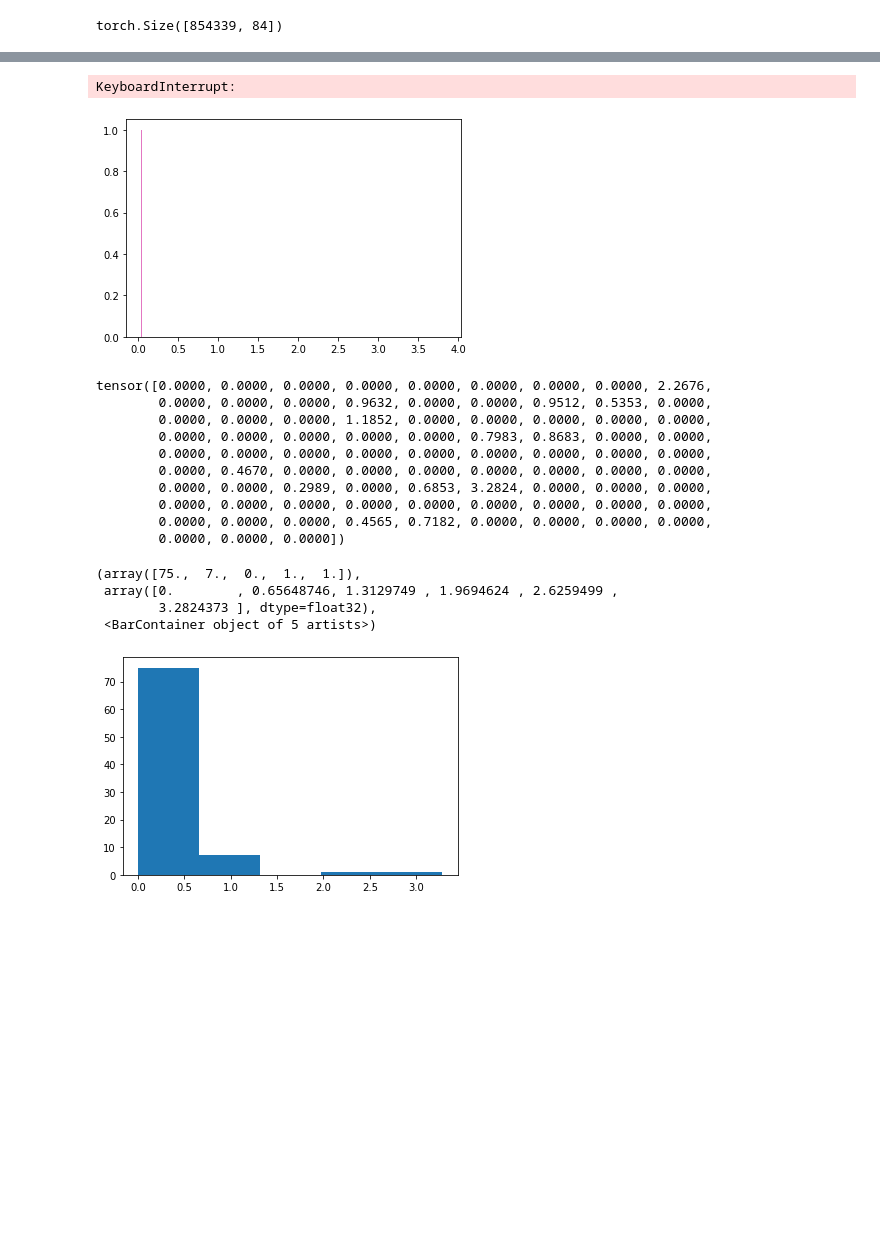
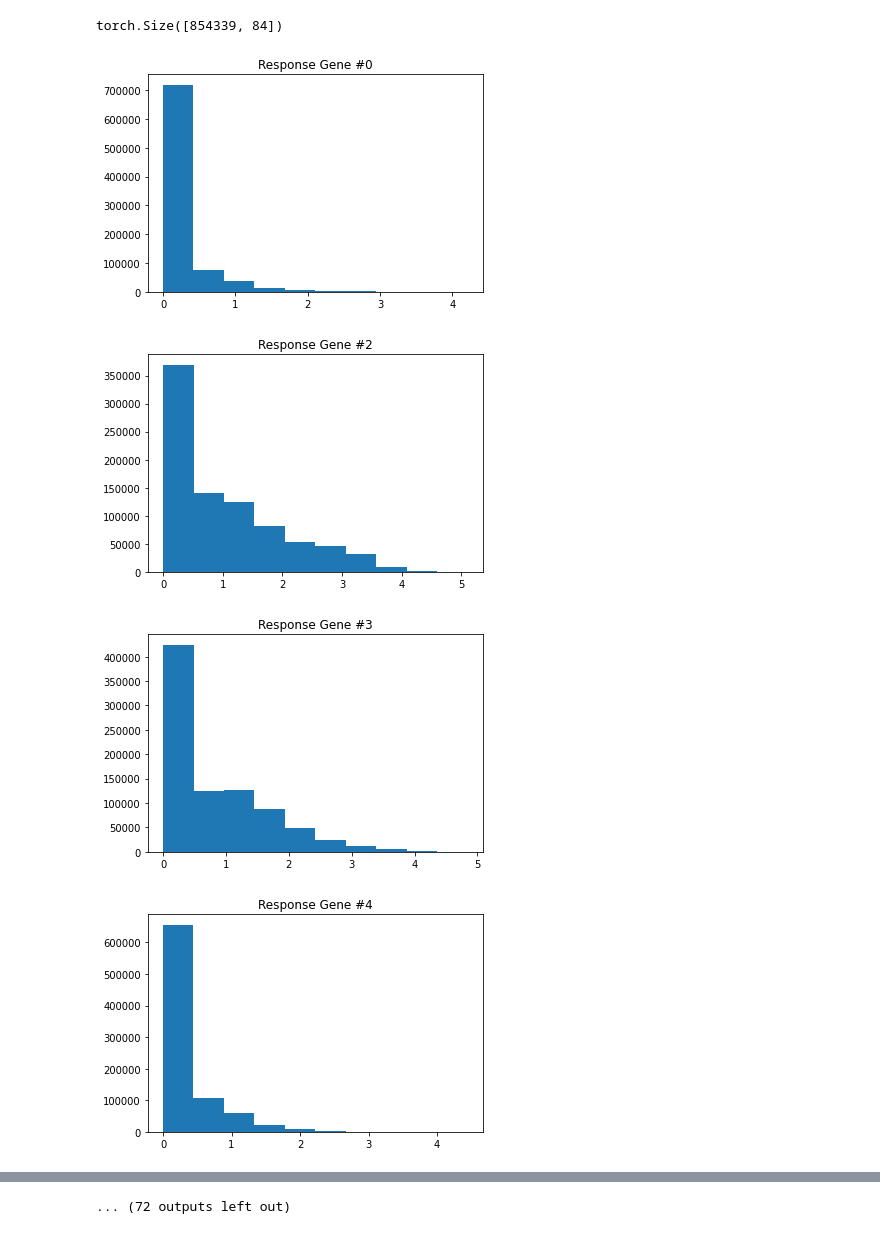
Before and after one commit to prob-ml/spice, a Jupyter notebook: examples/response_gene_distribution.ipynb, the cells around one changed output, grey strips where cells are left out. Cells and saved outputs as stored; diff of their text form; code cells hidden in the pictures; blank space fills up the shorter version.

```diff
--- a/examples/response_gene_distribution.ipynb
+++ b/examples/response_gene_distribution.ipynb
@@ -37,5 +56,12 @@ torch.Size([854339, 84])
 import matplotlib.pyplot as plt
 # %%
 for i in range(responses.shape[1]):
-    plt.hist(responses[:, i], bins=10)
+    plt.figure()
+    plt.hist(np.array(responses[:, i]), bins=10)
+    plt.title(f"Response Gene #{test.responses[i]}")
+    plt.show()
 # %% [output]
+[figure, new version]
+[figure, added]
+[figure, added]
+[figure, added]
@@ -42,2 +76 @@ for i in range(responses.shape[1]):
-KeyboardInterrupt:
+... (72 outputs left out)
-[figure, old version]
@@ -46,22 +76,0 @@ plt.hist(responses[:, i], bins=10)
-# %%
-test[0].x[test.responses][:,0]
-# %% [output]
-tensor([0.0000, 0.0000, 0.0000, 0.0000, 0.0000, 0.0000, 0.0000, 0.0000, 2.2676,
-        0.0000, 0.0000, 0.0000, 0.9632, 0.0000, 0.0000, 0.9512, 0.5353, 0.0000,
-        0.0000, 0.0000, 0.0000, 1.1852, 0.0000, 0.0000, 0.0000, 0.0000, 0.0000,
-        0.0000, 0.0000, 0.0000, 0.0000, 0.0000, 0.7983, 0.8683, 0.0000, 0.0000,
-        0.0000, 0.0000, 0.0000, 0.0000, 0.0000, 0.0000, 0.0000, 0.0000, 0.0000,
-        0.0000, 0.4670, 0.0000, 0.0000, 0.0000, 0.0000, 0.0000, 0.0000, 0.0000,
-        0.0000, 0.0000, 0.2989, 0.0000, 0.6853, 3.2824, 0.0000, 0.0000, 0.0000,
-        0.0000, 0.0000, 0.0000, 0.0000, 0.0000, 0.0000, 0.0000, 0.0000, 0.0000,
-        0.0000, 0.0000, 0.0000, 0.4565, 0.7182, 0.0000, 0.0000, 0.0000, 0.0000,
-        0.0000, 0.0000, 0.0000])
-# %%
-import numpy as np
-plt.hist(np.array(test[0].x[test.responses][:,0]), bins=5)
-# %% [output]
-(array([75.,  7.,  0.,  1.,  1.]),
- array([0.        , 0.65648746, 1.3129749 , 1.9694624 , 2.6259499 ,
-        3.2824373 ], dtype=float32),
- <BarContainer object of 5 artists>)
-[figure, removed]
```
Also changed, not shown: parts of 3 cells of this notebook, 6 other files.
